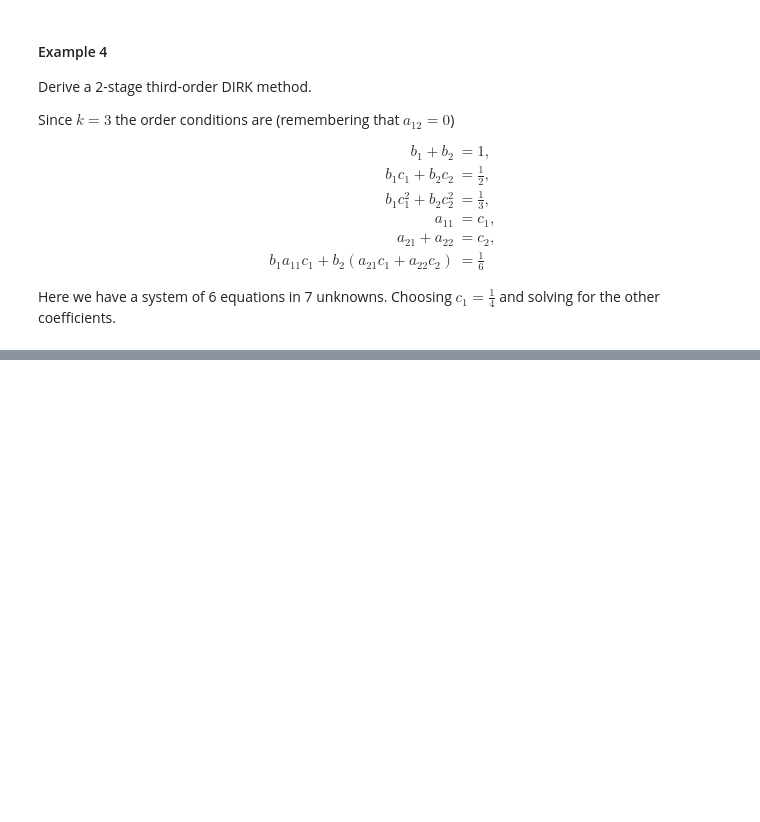
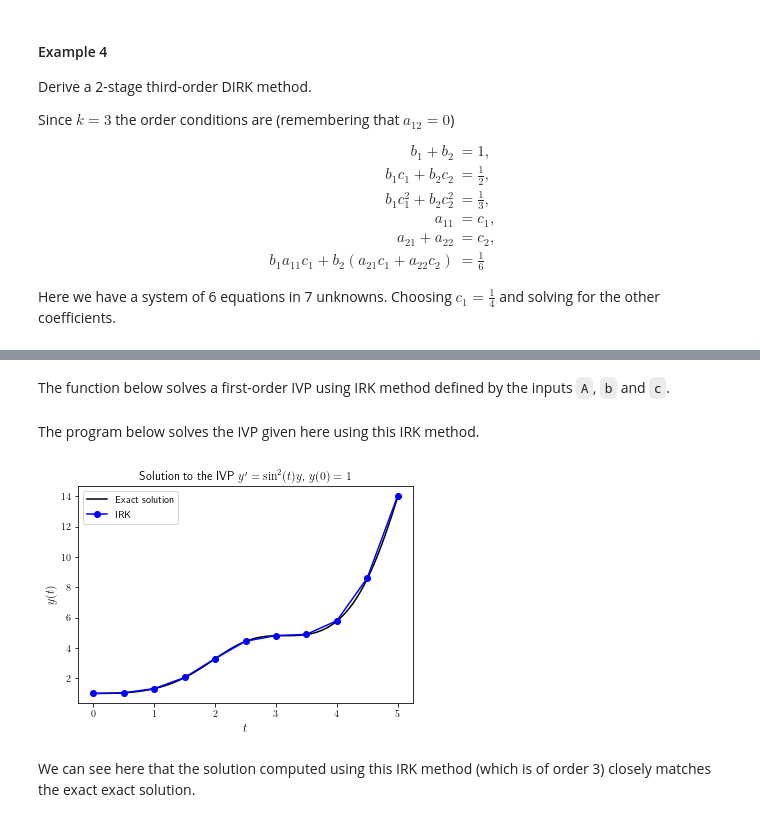
Before and after one commit to drjonshiach/ODEs, a Jupyter notebook: Python/IRK_methods.ipynb, the cells around one changed output, grey strips where cells are left out. Saved outputs shown, nothing was run; the diff lists cells and outputs as text; code cells hidden in the pictures; blank space fills up the shorter version.

```diff
--- a/Python/IRK_methods.ipynb
+++ b/Python/IRK_methods.ipynb
@@ -323,0 +403,8 @@ Expanding out the summations in the stage values gives
+# %%
+def f(t, y):
+    return np.sin(t)**2 * y
+
+def exact_sol(t):
+    return np.exp(0.5 * (t - np.sin(t) * np.cos(t)))
+# %% [markdown]
+The function below solves a first-order IVP using IRK method defined by the inputs `A`, `b` and `c`.
@@ -323,0 +444,41 @@ Expanding out the summations in the stage values gives
+# %% [markdown]
+The program below solves the IVP given here using this IRK method.
+# %%
+import numpy as np
+import matplotlib.pyplot as plt
+from matplotlib import rc
+rc('text', usetex=True)
+
+# Define IRK method
+A = np.array([[ 1/4, -1/4 ],[ 1/4, 5/12 ]])
+b = np.array([ 1/4, 3/4 ])
+c = np.array([ 0, 2/3 ])
+
+# Define IVP parameters
+tspan = [ 0, 5 ]
+y0 = 1
+h = 0.5
+
+# Solve IVP using the IRK method
+t, y = irk(f, tspan, y0, h, A, b, c)
+
+# Calculate exact solution
+t1 = np.linspace(tspan[0], tspan[1], 100)
+y1 = exact_sol(t1)
+
+# Plot solutions
+fig, ax = plt.subplots()
+
+ax.plot(t1, y1, 'k-', label='Exact solution')
+ax.plot(t, y, 'bo-', label='IRK')
+
+ax.set_title("Solution to the IVP $y'=\sin^2(t)y$, $y(0) = 1$")
+ax.set_xlabel('$t$', fontsize=12)
+ax.set_ylabel('$y(t)$', fontsize=12)
+ax.legend()
+
+plt.show()
+# %% [output]
+[figure, added]
+# %% [markdown]
+We can see here that the solution computed using this IRK method (which is of order 3) closely matches the exact exact solution.
```
Also changed, not shown: parts of 21 cells of this notebook, 1 other file.
